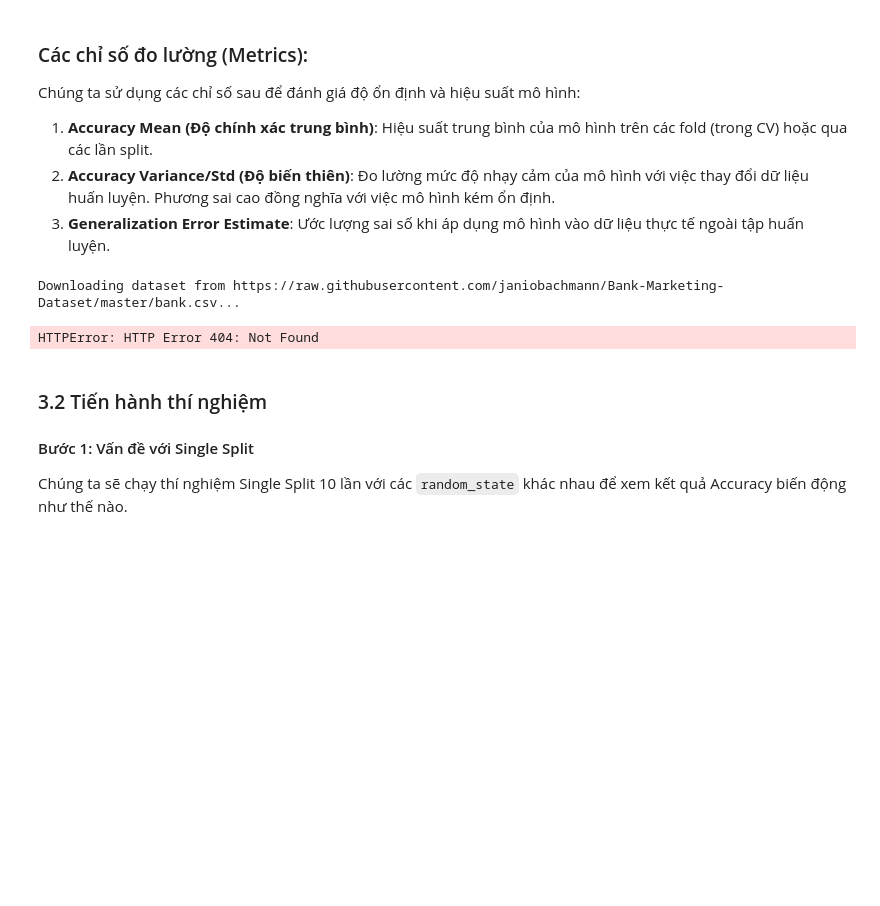
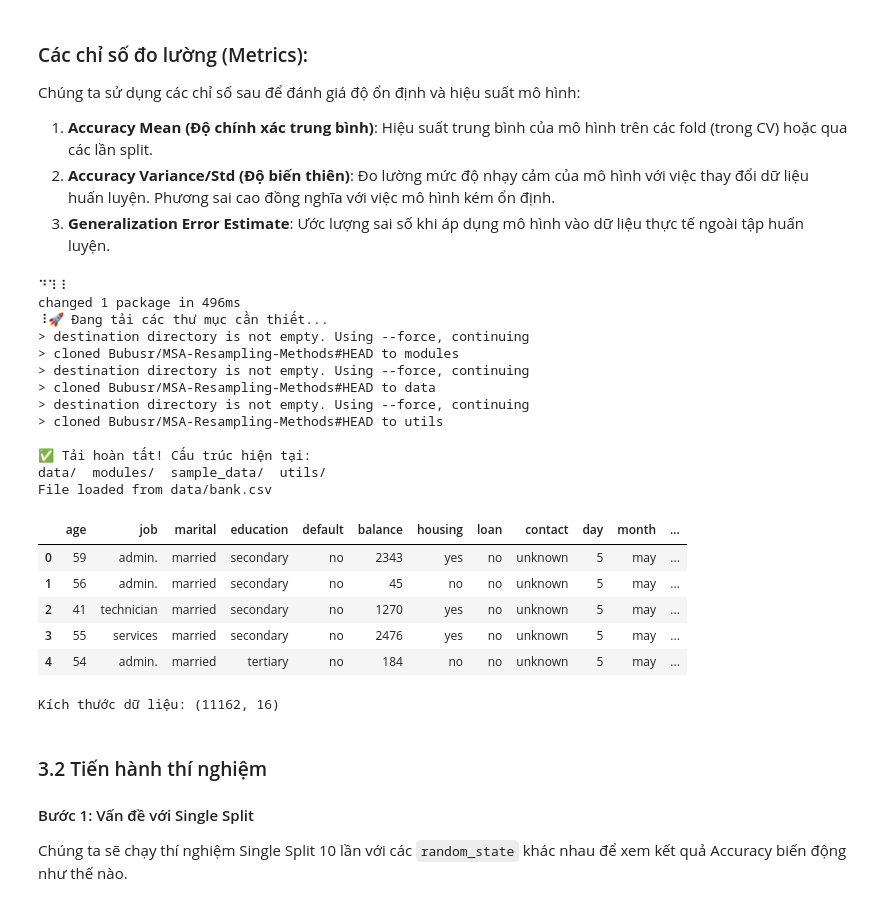
Before and after one commit to Bubusr/MSA-Resampling-Methods, a Jupyter notebook: experiments/3_Model_Selection.ipynb, the cells around one changed output. Saved outputs shown, nothing was run; the diff lists cells and outputs as text; code cells hidden in the pictures; blank space fills up the shorter version.

Commit message:
update khúc load data của ex1,ex3 theo format của ex2

```diff
--- a/experiments/3_Model_Selection.ipynb
+++ b/experiments/3_Model_Selection.ipynb
@@ -46,31 +46,58 @@ Chúng ta sử dụng các chỉ số sau để đánh giá độ ổn định v
 2. **Accuracy Variance/Std (Độ biến thiên)**: Đo lường mức độ nhạy cảm của mô hình với việc thay đổi dữ liệu huấn luyện. Phương sai cao đồng nghĩa với việc mô hình kém ổn định.
 3. **Generalization Error Estimate**: Ước lượng sai số khi áp dụng mô hình vào dữ liệu thực tế ngoài tập huấn luyện.
 # %%
+# 1. Cài đặt công cụ tải
+!npm install -g degit
+
+
+# 2. Tải đúng 3 folder bạn yêu cầu
+REPO = "Bubusr/MSA-Resampling-Methods"
+
+print("🚀 Đang tải các thư mục cần thiết...")
+!degit {REPO}/modules modules -f
+!degit {REPO}/data data -f
+!degit {REPO}/utils utils -f
+
+# 3. Để Python nhận diện được code trong folder modules và utils
+import sys
+import os
+if os.getcwd() not in sys.path:
+    sys.path.append(os.getcwd())
+
+print("\n✅ Tải hoàn tất! Cấu trúc hiện tại:")
+!ls -F
+
 # Bước 1: Tải dataset
 import os, sys
 import pandas as pd
 import numpy as np
 import matplotlib.pyplot as plt
 import seaborn as sns
 
-data_dir = os.path.abspath('../data') if os.path.exists('../data') else os.path.abspath('data')
-os.makedirs(data_dir, exist_ok=True)
-path = os.path.join(data_dir, 'bank.csv')
-
-if not os.path.exists(path):
-    url = "https://raw.githubusercontent.com/janiobachmann/Bank-Marketing-Dataset/master/bank.csv"
-    print(f"Downloading dataset from {url}...")
-    df = pd.read_csv(url)
-    df.to_csv(path, index=False)
-    print(f"Saved to {path}")
-else:
-    df = pd.read_csv(path)
-    print(f"File already exists: {path}")
+df = pd.read_csv('data/bank.csv')
+print(f"File loaded from data/bank.csv")
 
 df.head()
 # %% [output]
-Downloading dataset from https://raw.githubusercontent.com/janiobachmann/Bank-Marketing-Dataset/master/bank.csv...
+⠙⠹⠸
+changed 1 package in 496ms
+⠸🚀 Đang tải các thư mục cần thiết...
+> destination directory is not empty. Using --force, continuing
+> cloned Bubusr/MSA-Resampling-Methods#HEAD to modules
+> destination directory is not empty. Using --force, continuing
+> cloned Bubusr/MSA-Resampling-Methods#HEAD to data
+> destination directory is not empty. Using --force, continuing
+> cloned Bubusr/MSA-Resampling-Methods#HEAD to utils
+
+✅ Tải hoàn tất! Cấu trúc hiện tại:
+data/  modules/  sample_data/  utils/
+File loaded from data/bank.csv
-HTTPError: HTTP Error 404: Not Found
+|  | age | job | marital | education | default | balance | housing | loan | contact | day | month | ... |
+| 0 | 59 | admin. | married | secondary | no | 2343 | yes | no | unknown | 5 | may | ... |
+| 1 | 56 | admin. | married | secondary | no | 45 | no | no | unknown | 5 | may | ... |
+| 2 | 41 | technician | married | secondary | no | 1270 | yes | no | unknown | 5 | may | ... |
+| 3 | 55 | services | married | secondary | no | 2476 | yes | no | unknown | 5 | may | ... |
+| 4 | 54 | admin. | married | tertiary | no | 184 | no | no | unknown | 5 | may | ... |
 # %%
 # Tiền xử lý dữ liệu đơn giản
 from sklearn.model_selection import train_test_split, cross_val_score
@@ -95,6 +122,8 @@ scaler = StandardScaler()
 X_scaled = scaler.fit_transform(X)
 
 print(f"Kích thước dữ liệu: {X.shape}")
+# %% [output]
+Kích thước dữ liệu: (11162, 16)
 # %% [markdown]
 ### 3.2 Tiến hành thí nghiệm
 
```
Also changed, not shown: parts of 3 cells of this notebook, 2 other files.
